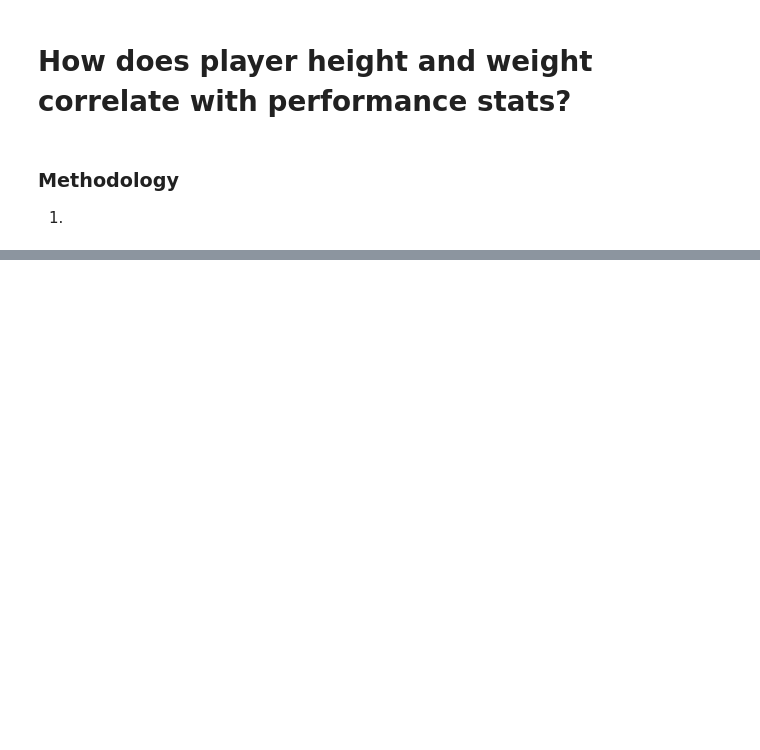
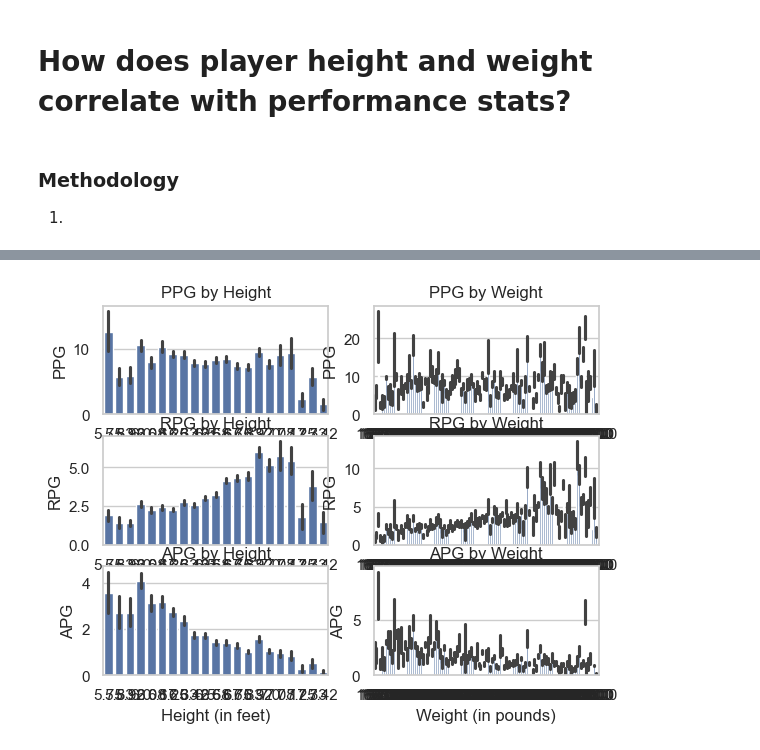
Before and after one commit to mikeyscupari/NBA-Data-Project, a Jupyter notebook: 3_Height_Weight.ipynb, the cells around one changed output, grey strips where cells are left out. Drawn from its saved outputs; the diff is of its cells as text; code cells hidden in the pictures; blank space fills up the shorter version.

```diff
--- a/3_Height_Weight.ipynb
+++ b/3_Height_Weight.ipynb
@@ -36,0 +70,4 @@ ValueError: Could not interpret value `HEIGHT` for `x`. Value is a string, but `
+# %%
+df['WEIGHT_category'] = pd.cut(df['WEIGHT'], bins=10)
+
+df['WEIGHT_category'].sample(10)
@@ -36,0 +87,19 @@ ValueError: Could not interpret value `HEIGHT` for `x`. Value is a string, but `
+# %%
+per_stats = ['PPG', 'RPG', 'APG']
+
+sns.set_theme(style='whitegrid')
+
+fig, axs = plt.subplots(len(per_stats), 2)
+
+for i, stat in enumerate(per_stats):
+    sns.barplot(data=df, x='HEIGHT', y=stat, ax=axs[i, 0])
+    axs[i, 0].set_title(f'{stat} by Height')
+    axs[i, 0].set_xlabel('Height (in feet)')
+    axs[i, 0].set_ylabel(stat)
+
+    sns.barplot(data=df, x='WEIGHT', y=stat, ax=axs[i, 1])
+    axs[i, 1].set_title(f'{stat} by Weight')
+    axs[i, 1].set_xlabel('Weight (in pounds)')
+    axs[i, 1].set_ylabel(stat)
+# %% [output]
+[figure, added]
```
Also changed, not shown: parts of 4 cells of this notebook.
